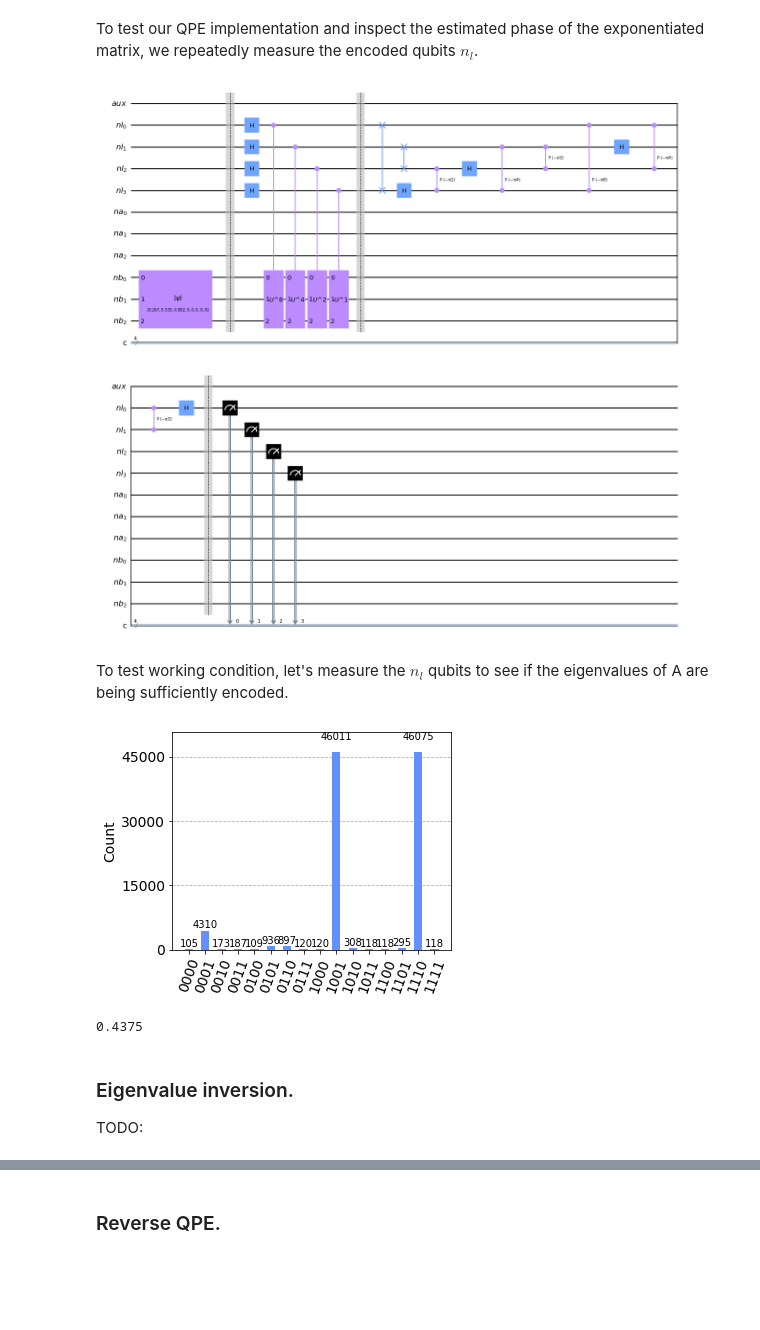
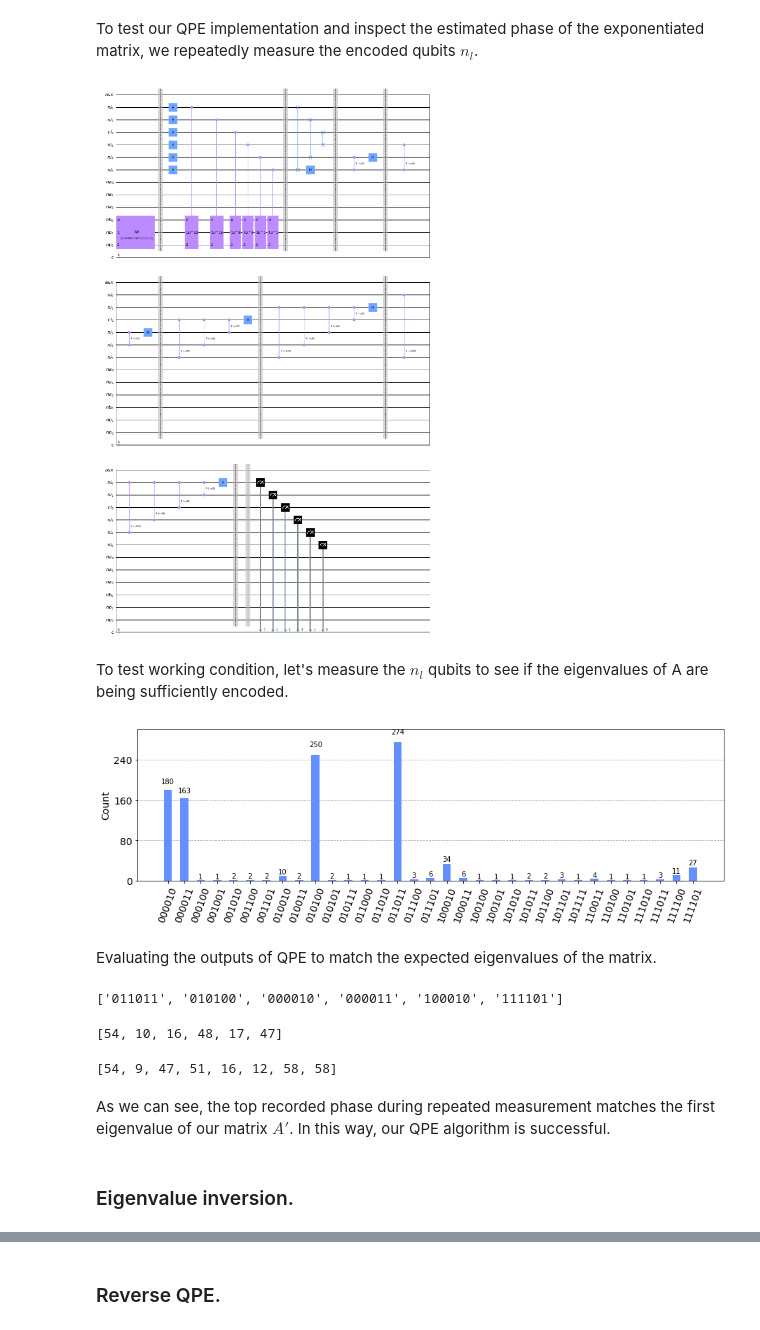
Before and after one commit to tybens/quantum-data-fitting-HHL, a Jupyter notebook: hhl-non-hermitian.ipynb, the cells around one changed output, grey strips where cells are left out. Drawn from its saved outputs; the diff is of its cells as text; code cells hidden in the pictures; blank space fills up the shorter version.

```diff
--- a/hhl-non-hermitian.ipynb
+++ b/hhl-non-hermitian.ipynb
@@ -24,6 +24,6 @@ $$A = \Bigg(\begin{matrix}
     0 & 1 & 1
 \end{matrix}\Bigg)$$
 # %%
-A = np.matrix([[1, 0, 0], [0, 1, 0], [0, 1, 1]])
+A = np.matrix([[1, 2, 3], [1, 3, 3], [3, 3, 3]])
 print(A)
 # %% [output]
@@ -142,9 +138,10 @@ We have 3 parameters for HHL.
 - $C$ is used during conditional rotation. $C$ needs to be on the order of $1/\kappa$ where $\kappa$ is the conditional number of $A'$ as described previously.
 - $n_{eig}$ is used during QPE and defines the number of qubits used to estimate the eigenvalues of $A'$ up to $n_{eig}$ bits of precision.
 # %%
-T = 3000 # Used in hamiltonian evolution. Needs to be relatively large so that alpha in Eq (3) approximates as sync functions
+T = 100 # Used in hamiltonian evolution. Needs to be relatively large so that alpha in Eq (3) approximates as sync functions
+# darius used 50.
 C = 1/2 # Used in conditional rotation. Needs to be on the order of 1/kappa where kappa is the conditional number of A
-n_eig = 4 # Used in QPE, number of qubits to estimate the eigenvalues of A, defines the precision of the eigenvalues up to n_eig bits
+n_eig = 6 # Used in QPE, number of qubits to estimate the eigenvalues of A, defines the precision of the eigenvalues up to n_eig bits
 
 n = 3 # 2**n x 2**n A. This defines the number of qubits needed for the dimensions of this problem. Specifically 8 dimensions can be encoded with 3 qubits.
 # %% [markdown]
@@ -225,35 +223,49 @@ measure_circ.measure(n_l, c)
 
 measure_circ.draw('mpl')
 # %% [output]
-[figure, old version]
+[figure, new version]
 # %% [markdown]
 To test working condition, let's measure the $n_l$ qubits to see if the eigenvalues of A are being sufficiently encoded.
 # %%
-nShots = 100000
+nShots = 1000
 
 backend_qasm = Aer.get_backend('qasm_simulator')
 # perform constant_full_circuit just 1 time and plot the histogram of states!
 res = execute(measure_circ, backend_qasm,shots=nShots).result()
 counts = res.get_counts();
-plot_histogram(counts, figsize=(5,4))
+plot_histogram(counts, figsize=(15,4))
 # %% [output]
-[figure, old version]
+[figure, new version]
+# %% [markdown]
+Evaluating the outputs of QPE to match the expected eigenvalues of the matrix.
 # %%
-counts.most_frequent()
-
-
-def calculate_lmd(bit_str):
+def calculate_lmd_dec(bit_str):
     lmd = 0
     for ind, i in enumerate(bit_str[::-1]):
         lmd += int(i)/2**(ind+1)
 
     return lmd
 
-lmd_bit = counts.most_frequent()
-calculate_lmd('1110')
+def binaryToDec(n):
+    return int(n, 2)
+
+
+top_six_phase = [i[0] for i in sorted(counts.items(), key=lambda i: i[1], reverse=True)[:6]]
+print(top_six_phase)
+
+top_six_dec = [binaryToDec(i[::-1]) for i in top_six_phase]
+top_six_dec
 # %% [output]
-0.4375
+['011011', '010100', '000010', '000011', '100010', '111101']
+[54, 10, 16, 48, 17, 47]
+# %%
+eigenvals = np.real(eig_val)
+dec_reps = [int(2**n_eig * T * val / (2*pi) % (2**n_eig)) for val in eigenvals] # should see the binary rep of 58 in the histogram.
+dec_reps
+# how we find the lambda.
+# %% [output]
+[54, 9, 47, 51, 16, 12, 58, 58]
+# %% [markdown]
+As we can see, the top recorded phase during repeated measurement matches the first eigenvalue of our matrix $A'$. In this way, our QPE algorithm is successful.
 # %% [markdown]
 ### Eigenvalue inversion.
-
-TODO:
```
Also changed, not shown: parts of 18 cells of this notebook.
